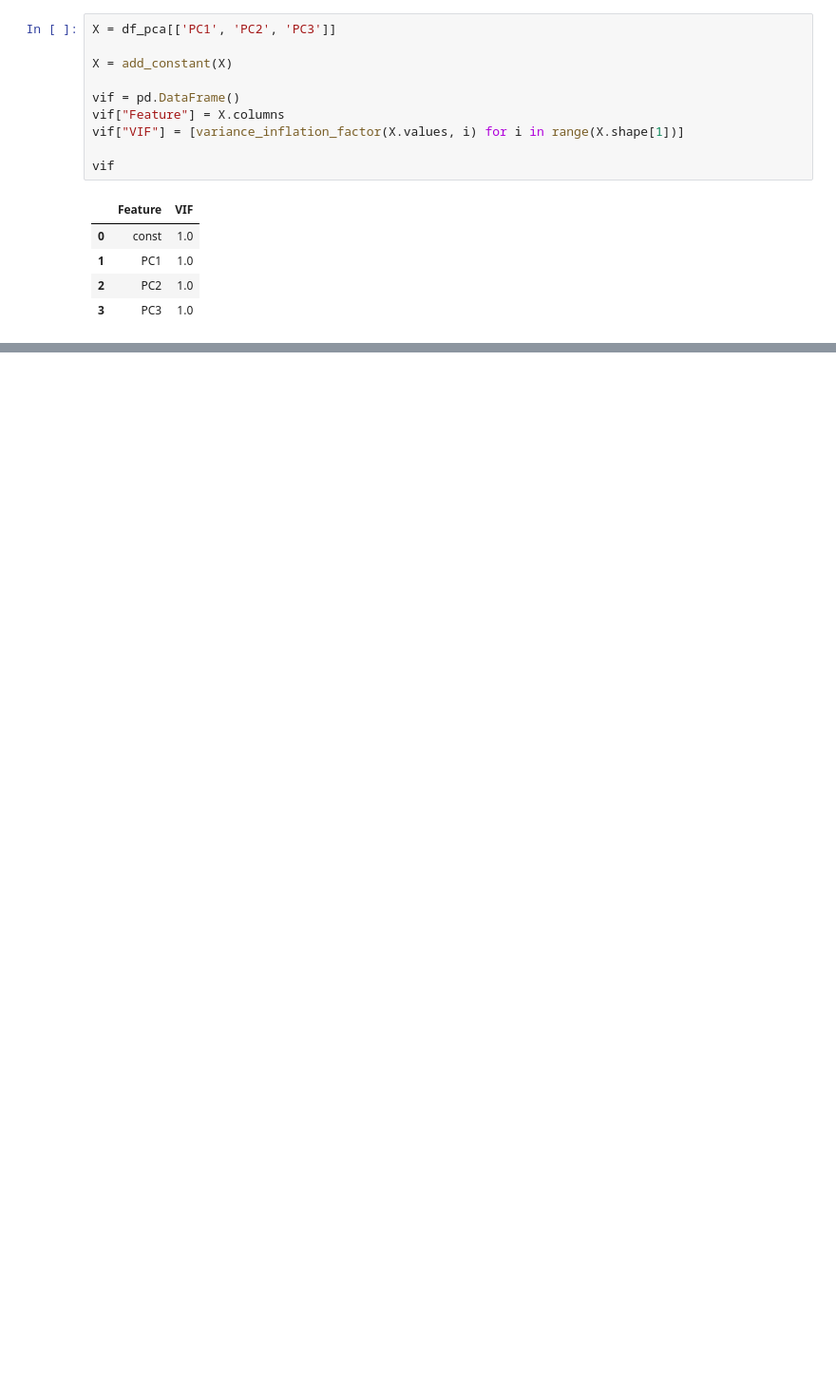
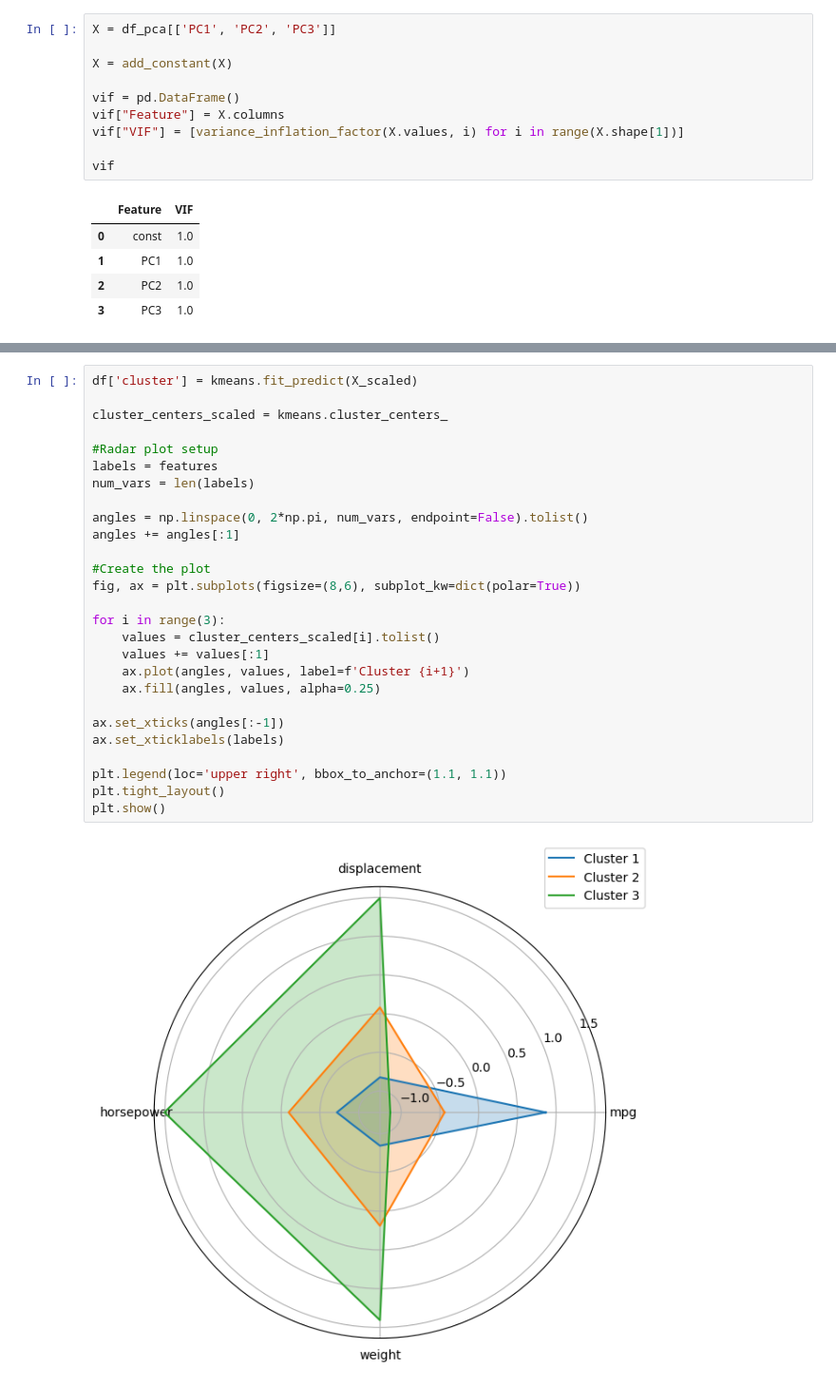
Before and after one commit to Jesus-PerezG/TC2004B-Jesus, a Jupyter notebook: notebooks/PCA_K-Means_cars.ipynb, the cells around one changed output, grey strips where cells are left out. Shown at 95% size. Saved outputs shown, nothing was run; the diff lists cells and outputs as text; blank space fills up the shorter version.

```diff
--- a/notebooks/PCA_cars.ipynb
+++ b/notebooks/PCA_K-Means_cars.ipynb
@@ -237,0 +362,29 @@ vif
+# %%
+df['cluster'] = kmeans.fit_predict(X_scaled)
+
+cluster_centers_scaled = kmeans.cluster_centers_
+
+#Radar plot setup
+labels = features
+num_vars = len(labels)
+
+angles = np.linspace(0, 2*np.pi, num_vars, endpoint=False).tolist()
+angles += angles[:1]
+
+#Create the plot
+fig, ax = plt.subplots(figsize=(8,6), subplot_kw=dict(polar=True))
+
+for i in range(3):
+    values = cluster_centers_scaled[i].tolist()
+    values += values[:1]
+    ax.plot(angles, values, label=f'Cluster {i+1}')
+    ax.fill(angles, values, alpha=0.25)
+
+ax.set_xticks(angles[:-1])
+ax.set_xticklabels(labels)
+
+plt.legend(loc='upper right', bbox_to_anchor=(1.1, 1.1))
+plt.tight_layout()
+plt.show()
+# %% [output]
+[figure, added]
```
Also changed, not shown: parts of 8 cells of this notebook, 4 other files.
